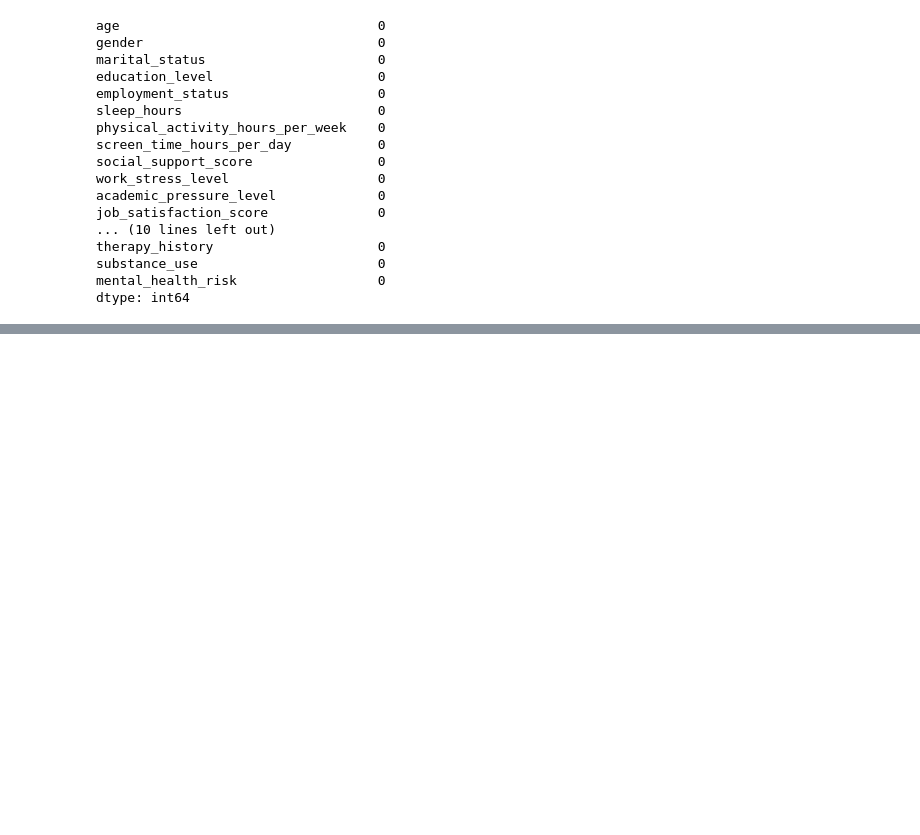
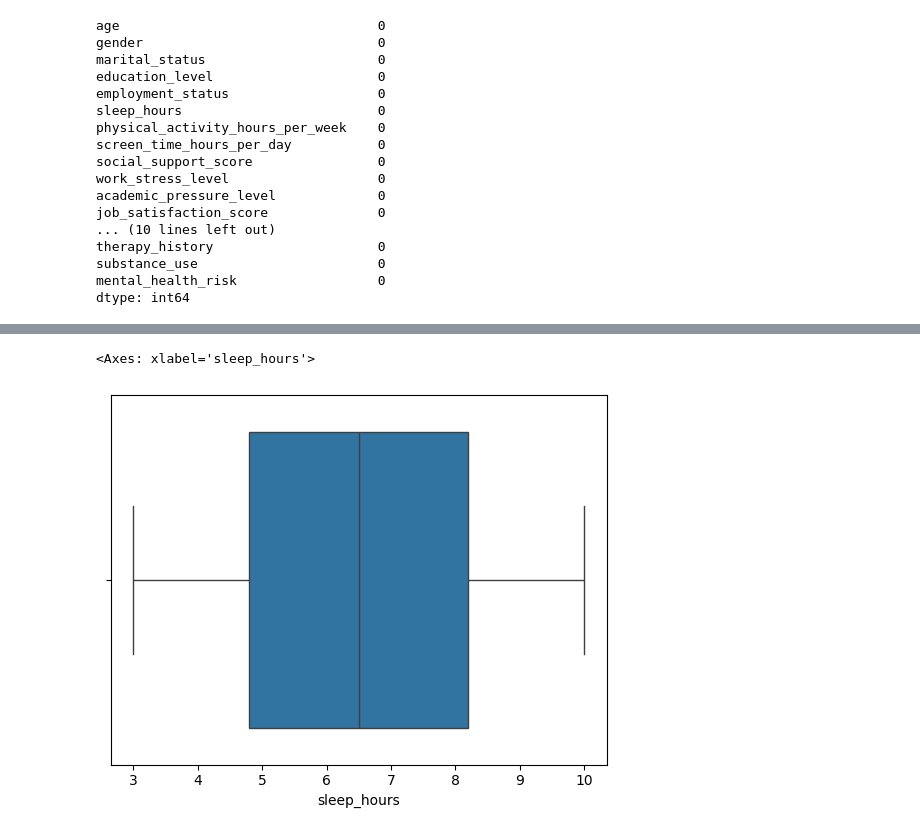
Before and after one commit to JaysonC41/mental_health_risks, a Jupyter notebook: mental_health_risks.ipynb, the cells around one changed output, grey strips where cells are left out. Cells and saved outputs as stored; diff of their text form; code cells hidden in the pictures; blank space fills up the shorter version.

```diff
--- a/mental_health_risks.ipynb
+++ b/mental_health_risks.ipynb
@@ -100,0 +160,5 @@ Index(['age', 'gender', 'marital_status', 'education_level',
+# %%
+sns.boxplot(x=df['sleep_hours'])
+# %% [output]
+<Axes: xlabel='sleep_hours'>
+[figure, added]
```
Also changed, not shown: parts of 18 cells of this notebook.
